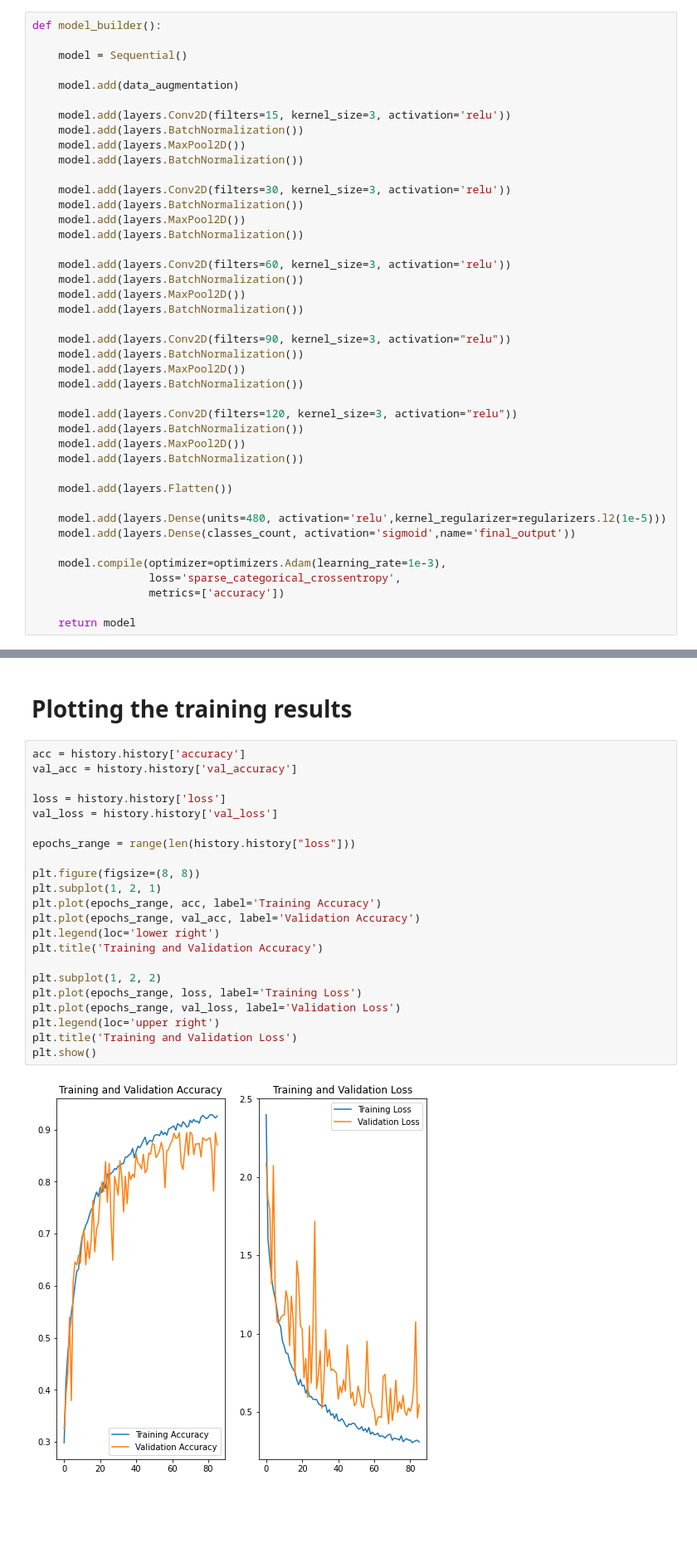
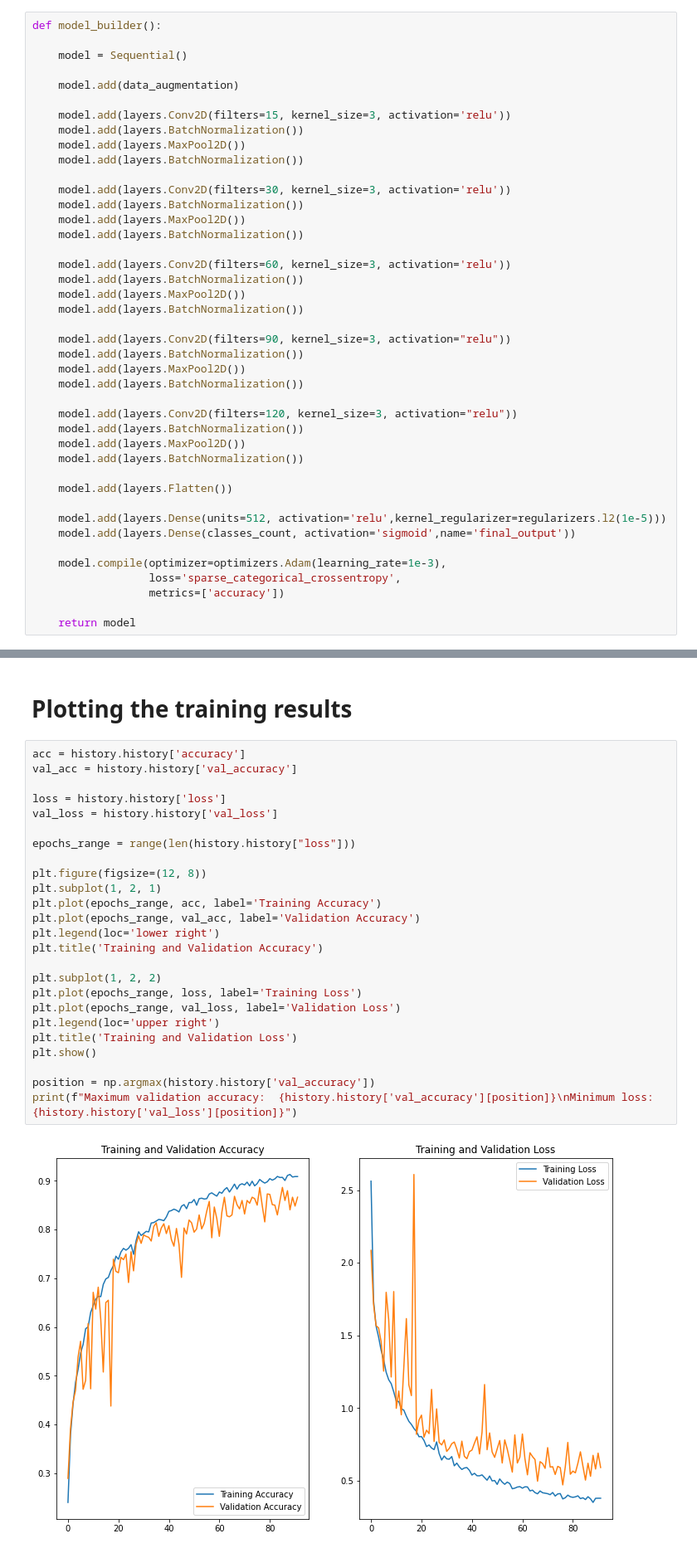
Before and after one commit to Justsecret123/One-Piece-Image-Classifier, a Jupyter notebook: Model_without_Keras_Tuner.ipynb, the cells around one changed output, grey strips where cells are left out. Shown at 83% size. Drawn from its saved outputs; the diff is of its cells as text; blank space fills up the shorter version.

```diff
--- a/Model_without_Keras_Tuner.ipynb
+++ b/Model_without_Keras_Tuner.ipynb
@@ -173,7 +178,7 @@ def model_builder():
 
     model.add(layers.Flatten())
 
-    model.add(layers.Dense(units=480, activation='relu',kernel_regularizer=regularizers.l2(1e-5)))
+    model.add(layers.Dense(units=512, activation='relu',kernel_regularizer=regularizers.l2(1e-5)))
     model.add(layers.Dense(classes_count, activation='sigmoid',name='final_output'))
 
     model.compile(optimizer=optimizers.Adam(learning_rate=1e-3),
@@ -220,24 +225,27 @@ Epoch 00086: early stopping
 # %%
 acc = history.history['accuracy']
 val_acc = history.history['val_accuracy']
 
 loss = history.history['loss']
 val_loss = history.history['val_loss']
 
 epochs_range = range(len(history.history["loss"]))
 
-plt.figure(figsize=(8, 8))
+plt.figure(figsize=(12, 8))
 plt.subplot(1, 2, 1)
 plt.plot(epochs_range, acc, label='Training Accuracy')
 plt.plot(epochs_range, val_acc, label='Validation Accuracy')
 plt.legend(loc='lower right')
 plt.title('Training and Validation Accuracy')
 
 plt.subplot(1, 2, 2)
 plt.plot(epochs_range, loss, label='Training Loss')
 plt.plot(epochs_range, val_loss, label='Validation Loss')
 plt.legend(loc='upper right')
 plt.title('Training and Validation Loss')
 plt.show()
+
+position = np.argmax(history.history['val_accuracy'])
+print(f"Maximum validation accuracy:  {history.history['val_accuracy'][position]}\nMinimum loss: {history.history['val_loss'][position]}")
 # %% [output]
-[figure, old version]
+[figure, new version]
```
Also changed, not shown: parts of 22 cells of this notebook.
